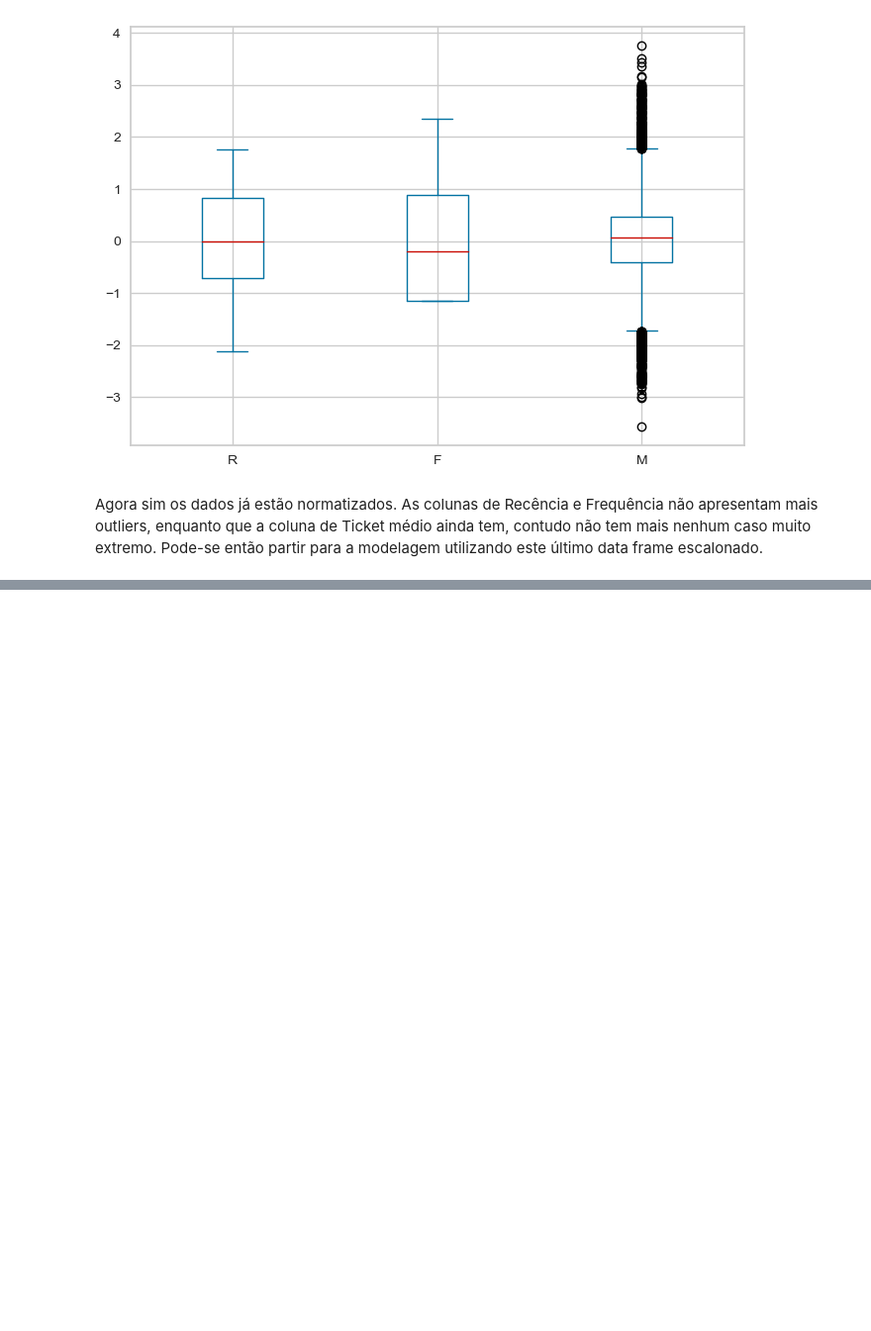
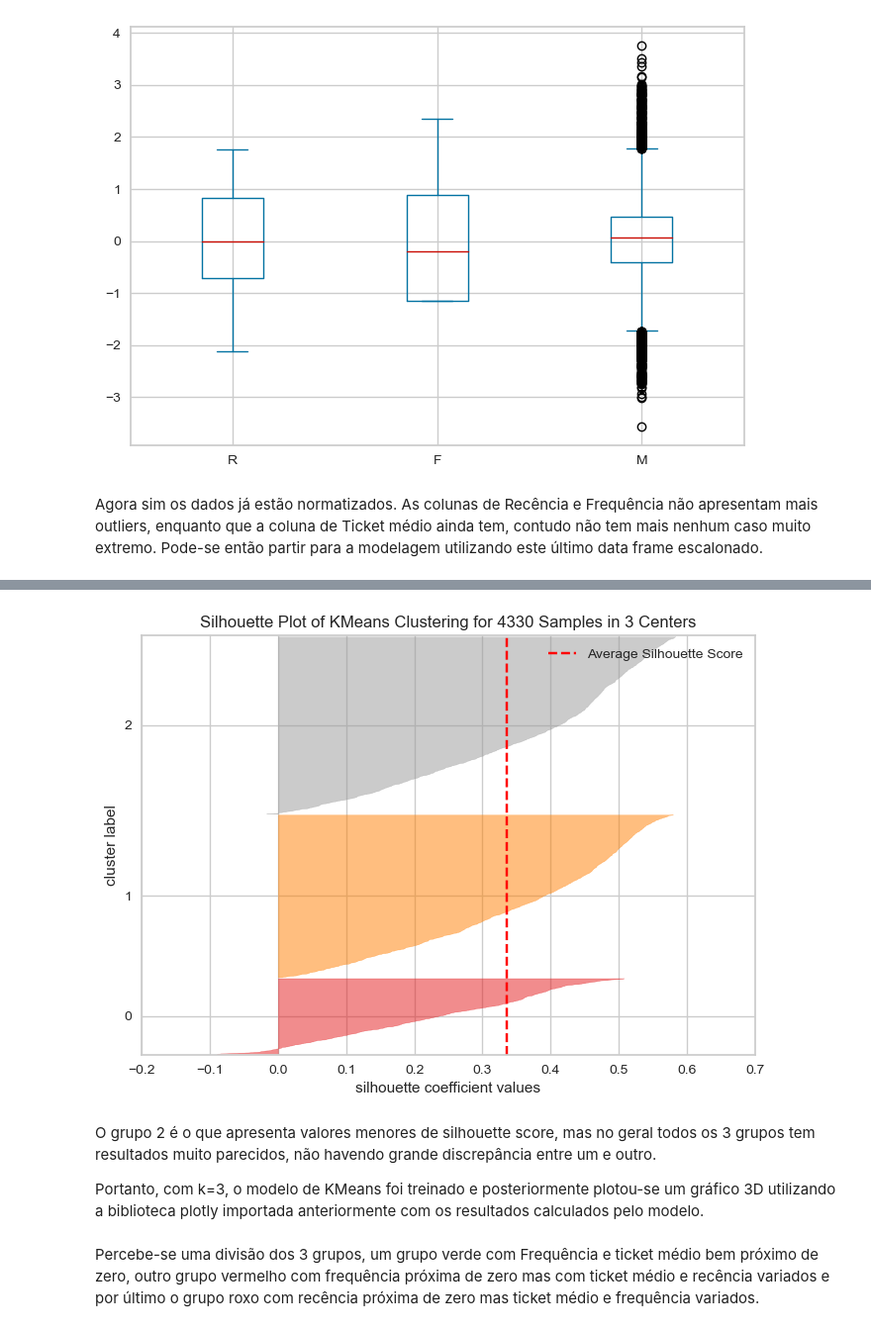
Before and after one commit to rfprates/clustering_rfm_metrics, a Jupyter notebook: clustering_rfm.ipynb, the cells around one changed output, grey strips where cells are left out. Shown: that part at 99% size. Drawn from its saved outputs; the diff is of its cells as text; code cells hidden in the pictures; blank space fills up the shorter version.

```diff
--- a/clustering_rfm.ipynb
+++ b/clustering_rfm.ipynb
@@ -549,0 +595,8 @@ Agora sim os dados já estão normatizados. As colunas de Recência e Frequênci
+# %%
+silhouette_visualizer(KMeans(n_clusters = 3, n_init = 10), df_rfm_scaled);
+# %% [output]
+[figure, added]
+# %% [markdown]
+O grupo 2 é o que apresenta valores menores de silhouette score, mas no geral todos os 3 grupos tem resultados muito parecidos, não havendo grande discrepância entre um e outro.
+
+Portanto, com k=3, o modelo de KMeans foi treinado e posteriormente plotou-se um gráfico 3D utilizando a biblioteca plotly importada anteriormente com os resultados calculados pelo modelo.
@@ -549,0 +608,2 @@ Agora sim os dados já estão normatizados. As colunas de Recência e Frequênci
+# %% [markdown]
+Percebe-se uma divisão dos 3 grupos, um grupo verde com Frequência e ticket médio bem próximo de zero, outro grupo vermelho com frequência próxima de zero mas com ticket médio e recência variados e por último o grupo roxo com recência próxima de zero mas ticket médio e frequência variados.
```
Also changed, not shown: parts of 8 cells of this notebook.
